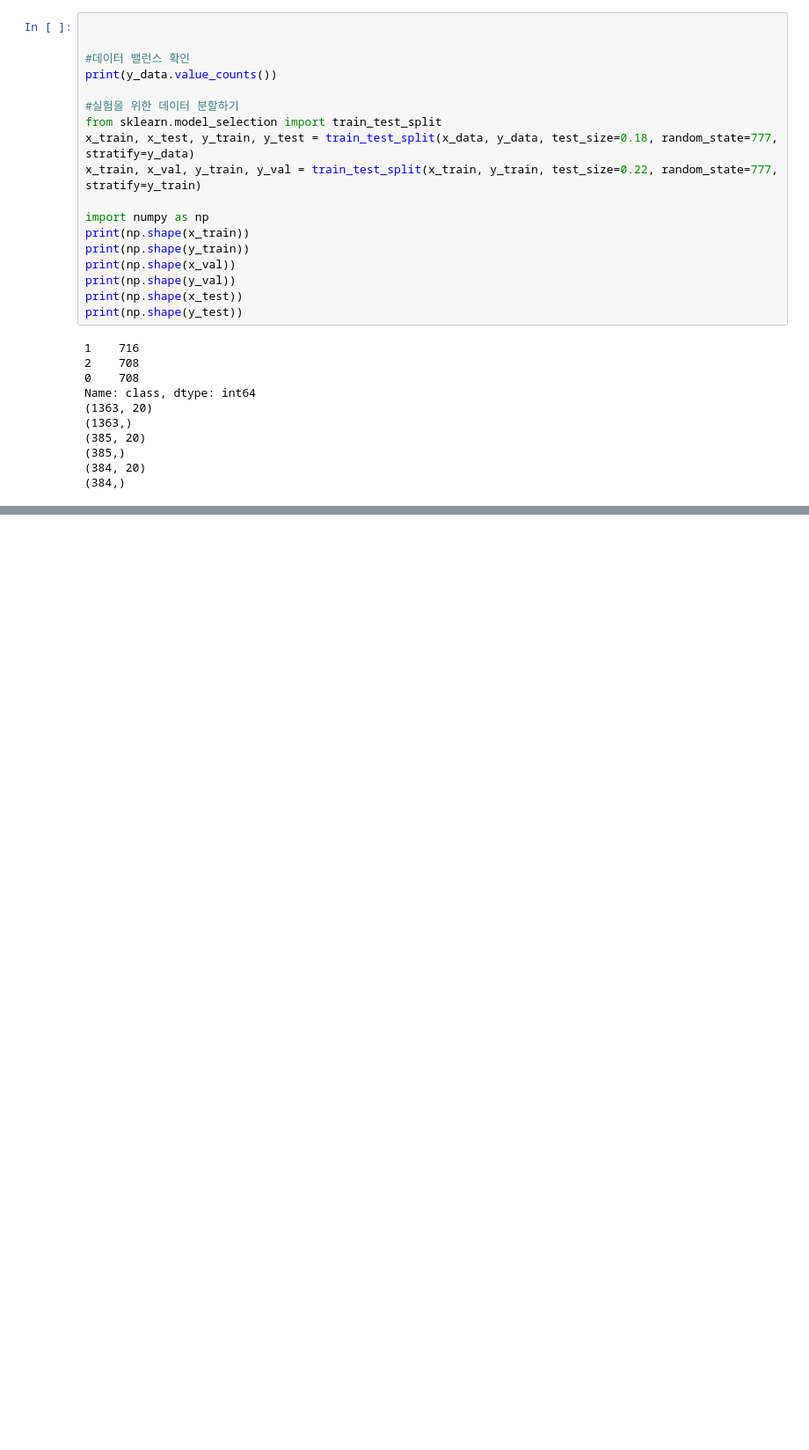
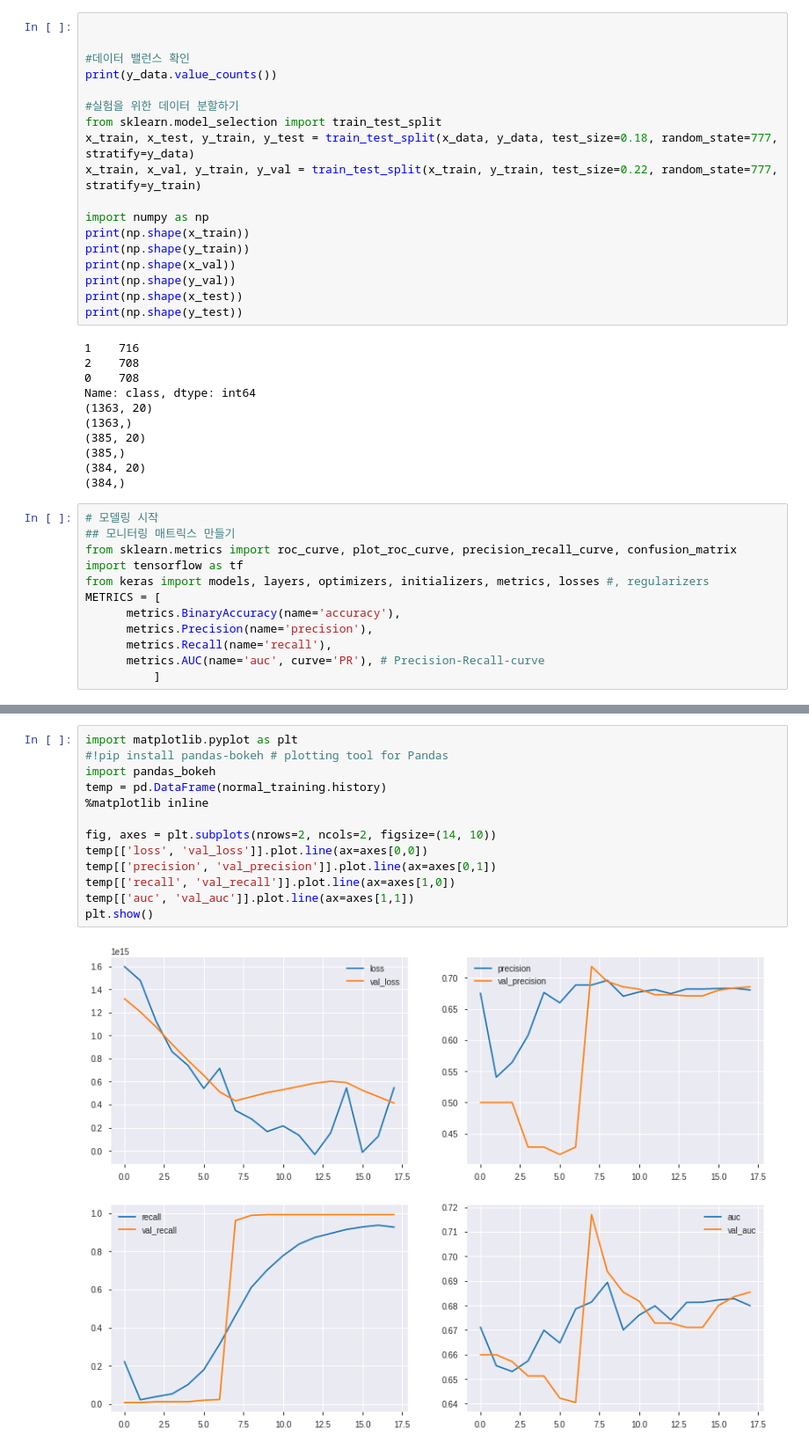
Before and after one commit to johnmot/DataAnalysisProjects, a Jupyter notebook: brainwave&emotion_classification.ipynb, the cells around one changed output, grey strips where cells are left out. Shown at 88% size. Saved outputs shown, nothing was run; the diff lists cells and outputs as text; blank space fills up the shorter version.

```diff
--- a/brainwave&emotion_classification.ipynb
+++ b/brainwave&emotion_classification.ipynb
@@ -78,3 +78,15 @@ Name: class, dtype: int64
 (385,)
 (384, 20)
 (384,)
+# %%
+# 모델링 시작
+## 모니터링 매트릭스 만들기
+from sklearn.metrics import roc_curve, plot_roc_curve, precision_recall_curve, confusion_matrix
+import tensorflow as tf
+from keras import models, layers, optimizers, initializers, metrics, losses #, regularizers
+METRICS = [
+      metrics.BinaryAccuracy(name='accuracy'),
+      metrics.Precision(name='precision'),
+      metrics.Recall(name='recall'),
+      metrics.AUC(name='auc', curve='PR'), # Precision-Recall-curve
+          ]
@@ -80,0 +150,15 @@ Name: class, dtype: int64
+# %%
+import matplotlib.pyplot as plt
+#!pip install pandas-bokeh # plotting tool for Pandas
+import pandas_bokeh
+temp = pd.DataFrame(normal_training.history)
+%matplotlib inline
+
+fig, axes = plt.subplots(nrows=2, ncols=2, figsize=(14, 10))
+temp[['loss', 'val_loss']].plot.line(ax=axes[0,0])
+temp[['precision', 'val_precision']].plot.line(ax=axes[0,1])
+temp[['recall', 'val_recall']].plot.line(ax=axes[1,0])
+temp[['auc', 'val_auc']].plot.line(ax=axes[1,1])
+plt.show()
+# %% [output]
+[figure, added]
```
Also changed, not shown: parts of 2 cells of this notebook.
